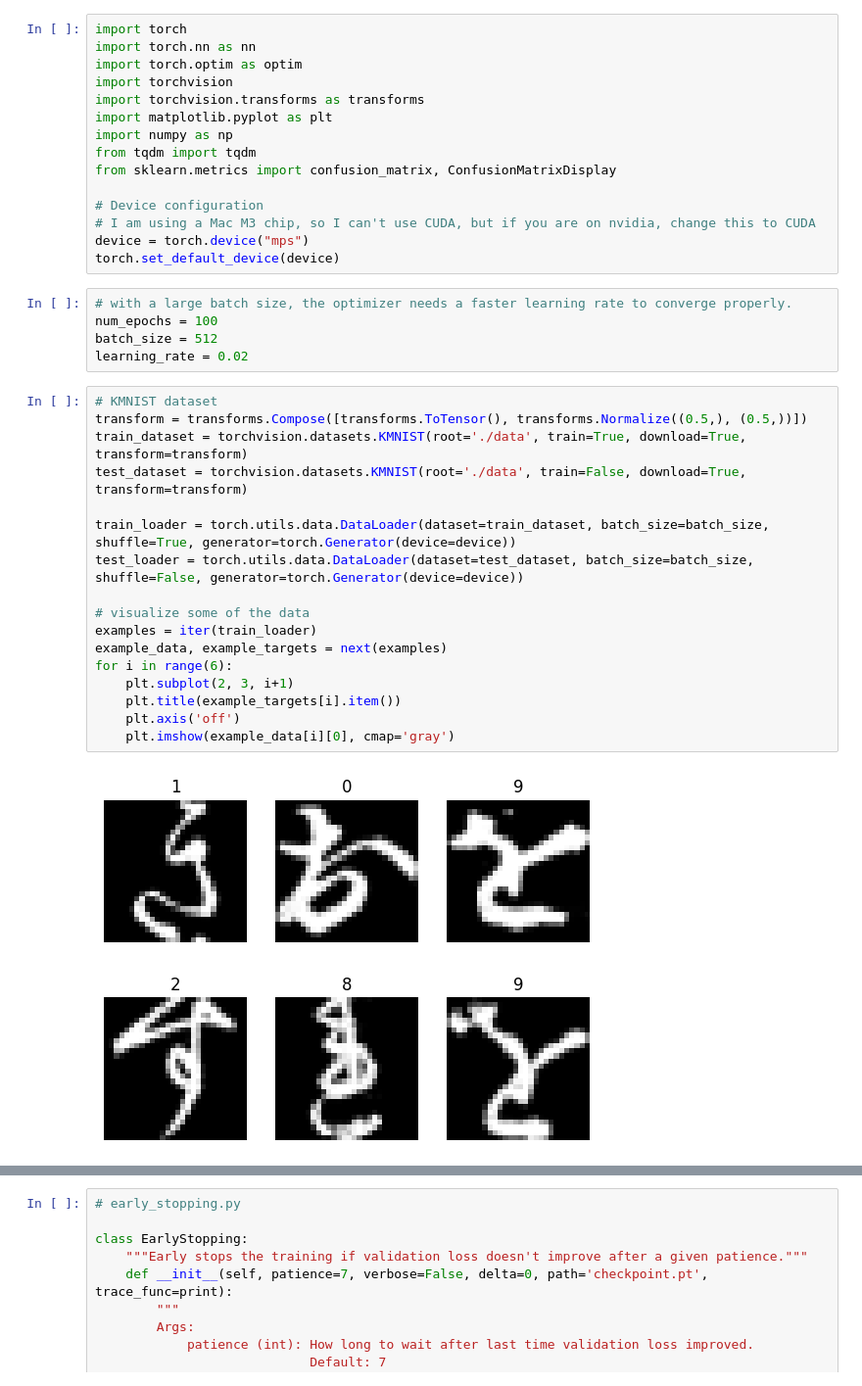
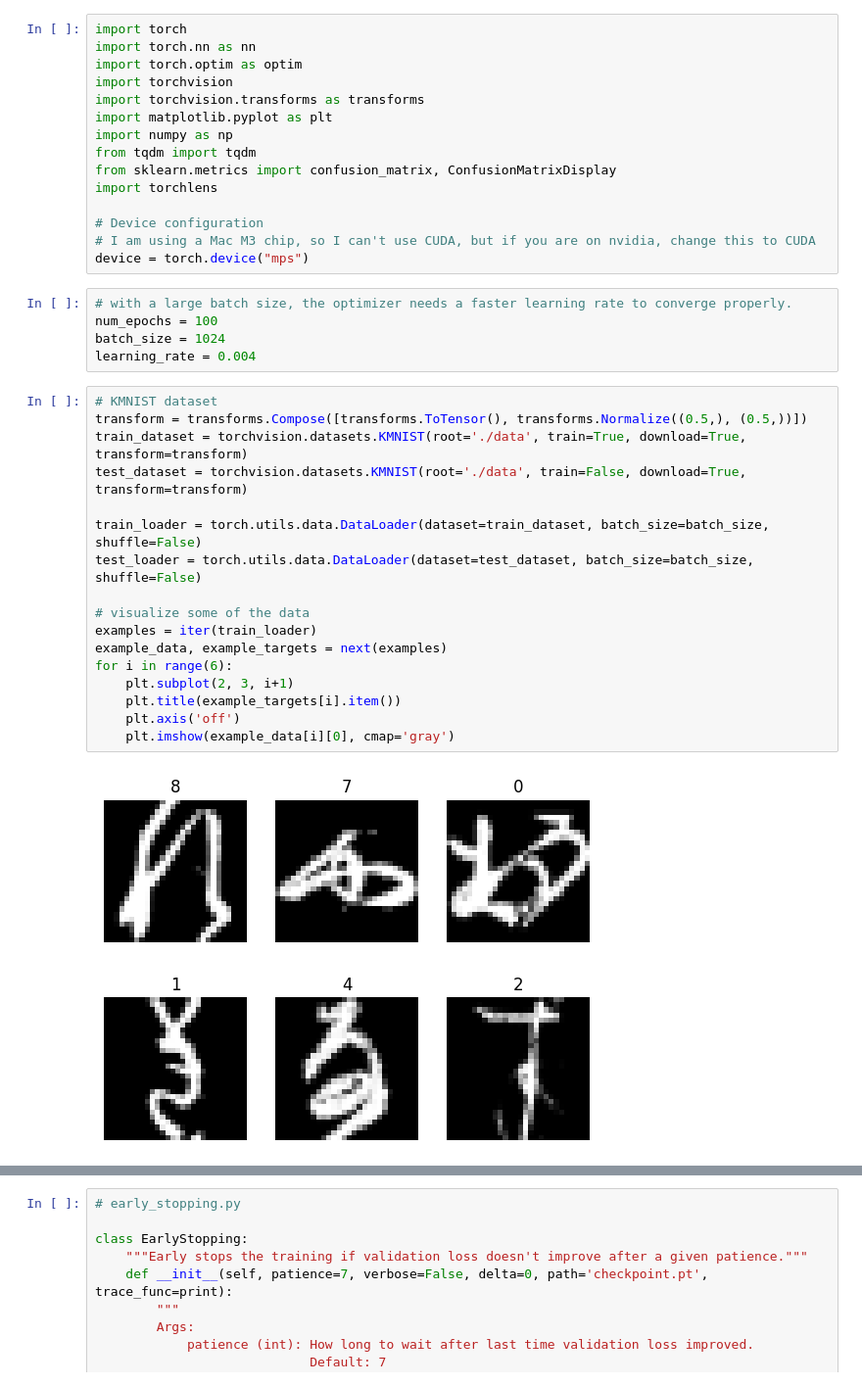
Before and after one commit to wandbrandon/EEL6814-NN, a Jupyter notebook: project1/cnn_project1_cnn.ipynb, the cells around one changed output, grey strips where cells are left out. Shown at 98% size. Drawn from its saved outputs; the diff is of its cells as text.

```diff
--- a/project1/cnn_project1_cnn.ipynb
+++ b/project1/cnn_project1_cnn.ipynb
@@ -8,35 +8,35 @@ import matplotlib.pyplot as plt
 import numpy as np
 from tqdm import tqdm
 from sklearn.metrics import confusion_matrix, ConfusionMatrixDisplay
+import torchlens
 
 # Device configuration
 # I am using a Mac M3 chip, so I can't use CUDA, but if you are on nvidia, change this to CUDA
 device = torch.device("mps")
-torch.set_default_device(device)
 # %%
 # with a large batch size, the optimizer needs a faster learning rate to converge properly.
 num_epochs = 100
-batch_size = 512
-learning_rate = 0.02
+batch_size = 1024
+learning_rate = 0.004
 # %%
 # KMNIST dataset
 transform = transforms.Compose([transforms.ToTensor(), transforms.Normalize((0.5,), (0.5,))])
 train_dataset = torchvision.datasets.KMNIST(root='./data', train=True, download=True, transform=transform)
 test_dataset = torchvision.datasets.KMNIST(root='./data', train=False, download=True, transform=transform)
 
-train_loader = torch.utils.data.DataLoader(dataset=train_dataset, batch_size=batch_size, shuffle=True, generator=torch.Generator(device=device))
-test_loader = torch.utils.data.DataLoader(dataset=test_dataset, batch_size=batch_size, shuffle=False, generator=torch.Generator(device=device))
+train_loader = torch.utils.data.DataLoader(dataset=train_dataset, batch_size=batch_size, shuffle=False)
+test_loader = torch.utils.data.DataLoader(dataset=test_dataset, batch_size=batch_size, shuffle=False)
 
 # visualize some of the data
 examples = iter(train_loader)
 example_data, example_targets = next(examples)
 for i in range(6):
     plt.subplot(2, 3, i+1)
     plt.title(example_targets[i].item())
     plt.axis('off')
     plt.imshow(example_data[i][0], cmap='gray')
 # %% [output]
-[figure, old version]
+[figure, new version]
 # %%
 # make a cnn model with 2 convolutional layers and 2 fully connected layers
 class CNN(nn.Module):
```
Also changed, not shown: parts of 4 cells of this notebook, 18 other files.
